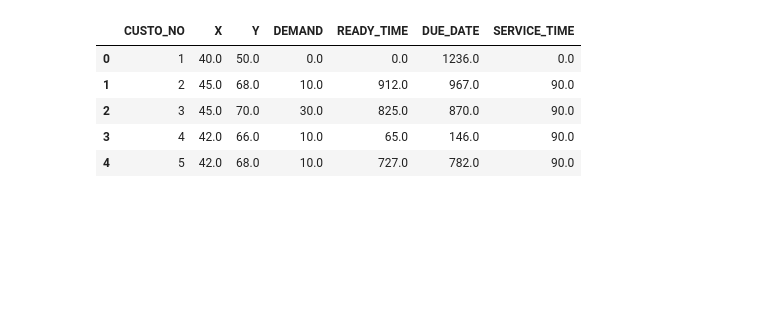
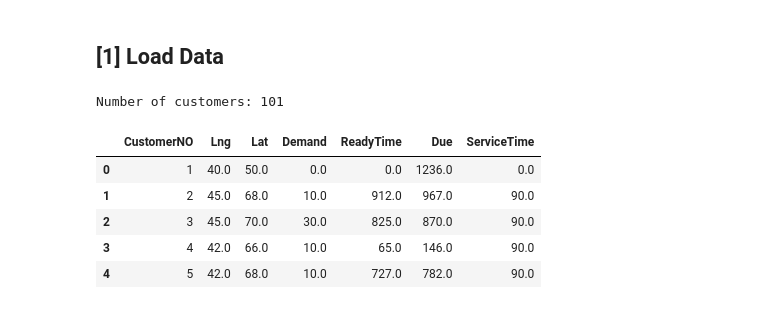
Before and after one commit to SeanMarcusJensen/ACIT4610_Portifolio_KMHS, a Jupyter notebook: problem_3/main.ipynb, the cells around one changed output. Cells and saved outputs as stored; diff of their text form; code cells hidden in the pictures; blank space fills up the shorter version.

```diff
--- a/problem_3/main.ipynb
+++ b/problem_3/main.ipynb
@@ -13,9 +8,14 @@ df = read_data('c101.csv')
-# %%
-df.head()
-# %% [output]
-|  | CUSTO_NO | X | Y | DEMAND | READY_TIME | DUE_DATE | SERVICE_TIME |
-| 0 | 1 | 40.0 | 50.0 | 0.0 | 0.0 | 1236.0 | 0.0 |
-| 1 | 2 | 45.0 | 68.0 | 10.0 | 912.0 | 967.0 | 90.0 |
-| 2 | 3 | 45.0 | 70.0 | 30.0 | 825.0 | 870.0 | 90.0 |
-| 3 | 4 | 42.0 | 66.0 | 10.0 | 65.0 | 146.0 | 90.0 |
-| 4 | 5 | 42.0 | 68.0 | 10.0 | 727.0 | 782.0 | 90.0 |
+# %% [markdown]
+## [1] Load Data
+# %%
+customers_df = pd.read_csv('data/processed/c101.csv')
+print(f"Number of customers: {len(customers_df)}")
+customers_df.head()
+# %% [output]
+Number of customers: 101
+|  | CustomerNO | Lng | Lat | Demand | ReadyTime | Due | ServiceTime |
+| 0 | 1 | 40.0 | 50.0 | 0.0 | 0.0 | 1236.0 | 0.0 |
+| 1 | 2 | 45.0 | 68.0 | 10.0 | 912.0 | 967.0 | 90.0 |
+| 2 | 3 | 45.0 | 70.0 | 30.0 | 825.0 | 870.0 | 90.0 |
+| 3 | 4 | 42.0 | 66.0 | 10.0 | 65.0 | 146.0 | 90.0 |
+| 4 | 5 | 42.0 | 68.0 | 10.0 | 727.0 | 782.0 | 90.0 |
```
Also changed, not shown: parts of 8 cells of this notebook, 5 other files.
